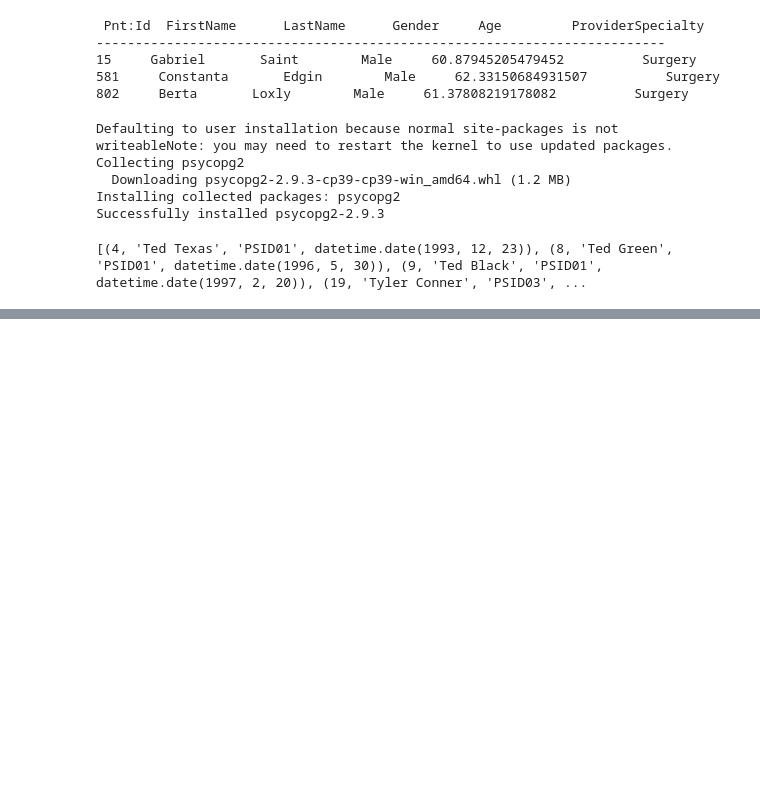
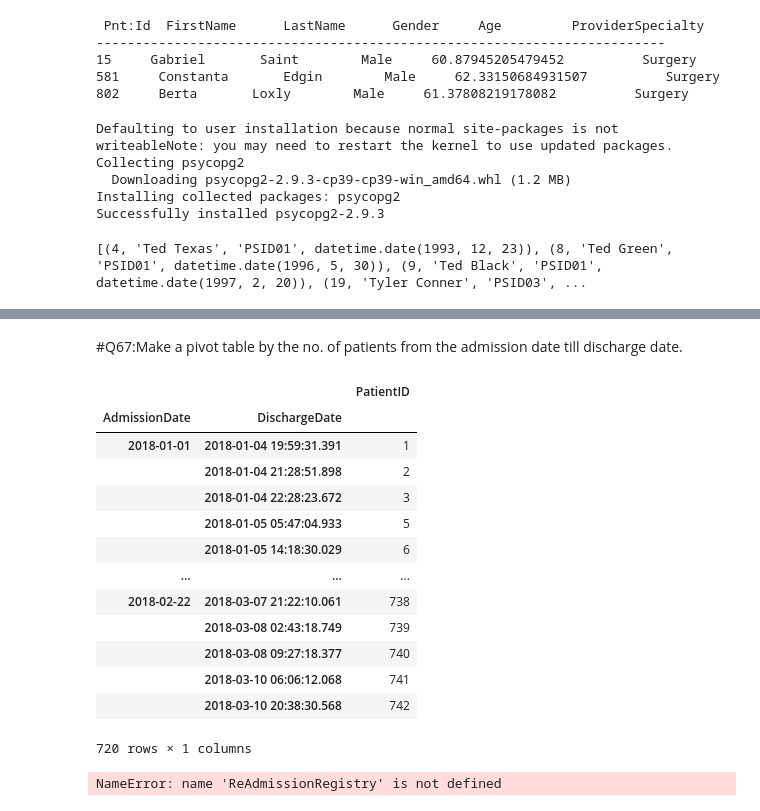
Before and after one commit to Madhusmitagiri/PYTHON_PANDAS, a Jupyter notebook: PYTHON_PANDAS_HACKATHON_SEP2022.ipynb, the cells around one changed output, grey strips where cells are left out. Cells and saved outputs as stored; diff of their text form; code cells hidden in the pictures; blank space fills up the shorter version.

```diff
--- a/PYTHON_PANDAS_HACKATHON_SEP2022.ipynb
+++ b/PYTHON_PANDAS_HACKATHON_SEP2022.ipynb
@@ -1415,0 +1381,27 @@ Surgery                    7
+# %% [markdown]
+#Q67:Make a pivot table by the no. of patients from the admission date till discharge date.
+# %%
+import pandas as pd
+import numpy as np
+data=pd.read_excel("HospitalDatabase.xlsx",3)
+#data.head()
+pd.pivot_table(data,'PatientID',['AdmissionDate','DischargeDate'],aggfunc=np.sum)
+# %% [output]
+|  |  | PatientID |
+| AdmissionDate | DischargeDate |  |
+| 2018-01-01 | 2018-01-04 19:59:31.391 | 1 |
+|  | 2018-01-04 21:28:51.898 | 2 |
+|  | 2018-01-04 22:28:23.672 | 3 |
+|  | 2018-01-05 05:47:04.933 | 5 |
+|  | 2018-01-05 14:18:30.029 | 6 |
+| ... | ... | ... |
+| 2018-02-22 | 2018-03-07 21:22:10.061 | 738 |
+|  | 2018-03-08 02:43:18.749 | 739 |
+|  | 2018-03-08 09:27:18.377 | 740 |
+|  | 2018-03-10 06:06:12.068 | 741 |
+|  | 2018-03-10 20:38:30.568 | 742 |
+720 rows × 1 columns
+# %%
+pd.pivot_table(ReAdmissionRegistry,AdmissionDate,['PatientID'],aggfunc=np.sum)
+# %% [output]
+NameError: name 'ReAdmissionRegistry' is not defined
```
Also changed, not shown: parts of 46 cells of this notebook.
